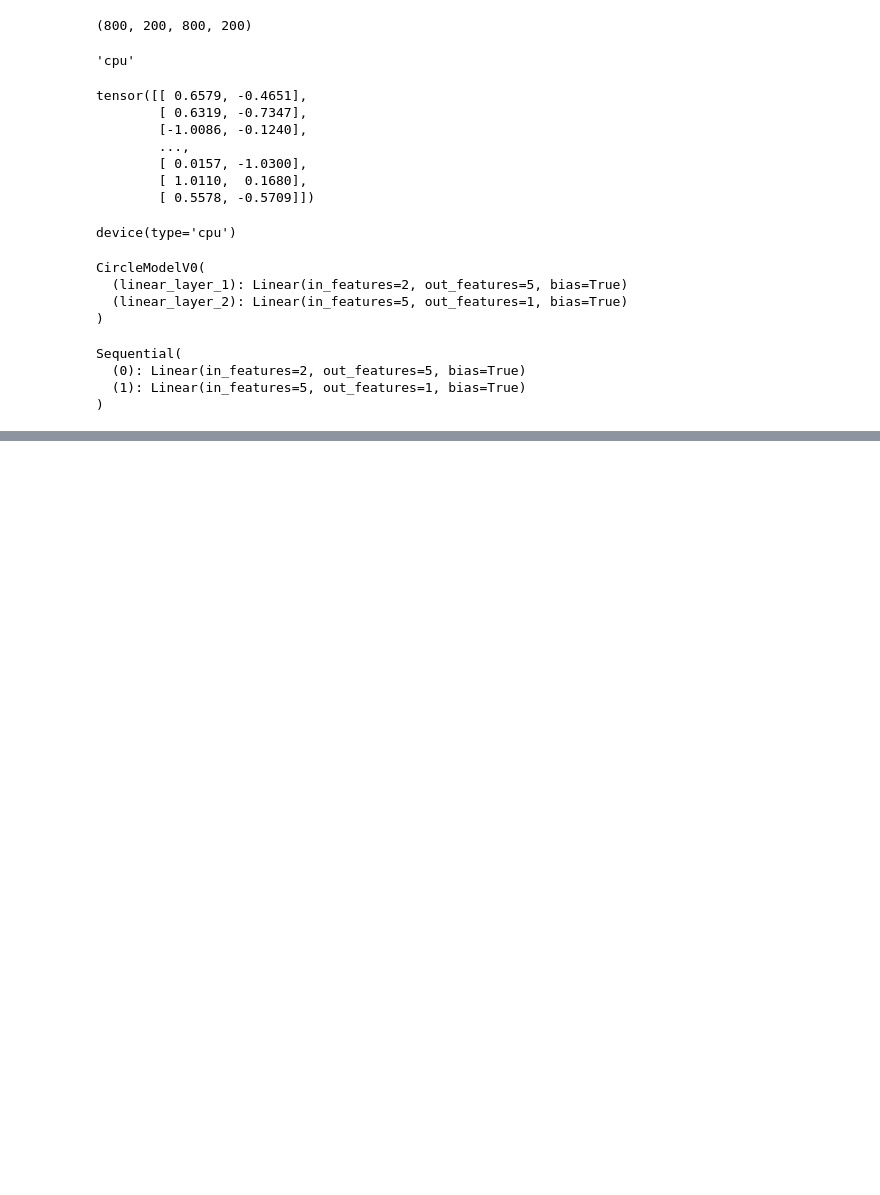
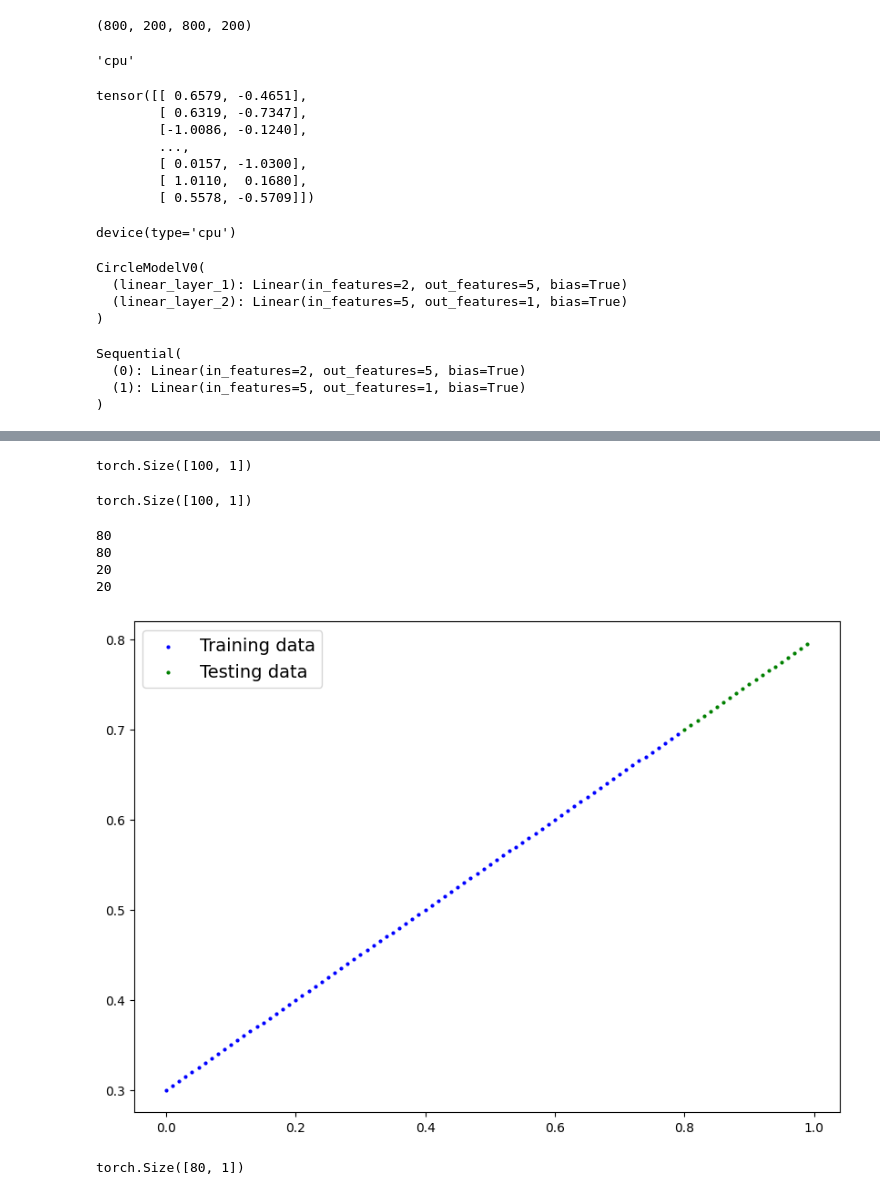
Before and after one commit to srj1407/Data_Science_and_ML, a Jupyter notebook: pytorch_classification.ipynb, the cells around one changed output, grey strips where cells are left out. Saved outputs shown, nothing was run; the diff lists cells and outputs as text; code cells hidden in the pictures; blank space fills up the shorter version.

```diff
--- a/pytorch_classification.ipynb
+++ b/pytorch_classification.ipynb
@@ -211,0 +340,9 @@ Epoch: 990 | Train Loss: 0.6929815411567688 | Train Accuracy: 51.24999999999999
+# %%
+weight  = 0.5
+bias = 0.3
+start = 0
+end = 1
+step = 0.01
+X = torch.arange(start, end, step).unsqueeze(dim = 1)
+y = weight * X + bias
+X[:10], y[:10]
@@ -211,0 +370,31 @@ Epoch: 990 | Train Loss: 0.6929815411567688 | Train Accuracy: 51.24999999999999
+# %%
+y.shape
+# %% [output]
+torch.Size([100, 1])
+# %%
+X.shape
+# %% [output]
+torch.Size([100, 1])
+# %%
+train_split = int(0.8 * len(X))
+
+X_train_reg, y_train_reg = X[:train_split], y[:train_split]
+X_test_reg, y_test_reg = X[train_split:], y[train_split:]
+
+print(len(X_train_reg))
+print(len(y_train_reg))
+print(len(X_test_reg))
+print(len(y_test_reg))
+# %% [output]
+80
+80
+20
+20
+# %%
+plot_predictions(train_data=X_train_reg,
+    train_labels=y_train_reg,
+    test_data=X_test_reg,
+    test_labels=y_test_reg
+);
+# %% [output]
+[figure, added]
@@ -211,0 +410,4 @@ Epoch: 990 | Train Loss: 0.6929815411567688 | Train Accuracy: 51.24999999999999
+# %%
+X_train_reg.shape
+# %% [output]
+torch.Size([80, 1])
```
Also changed, not shown: parts of 34 cells of this notebook.
